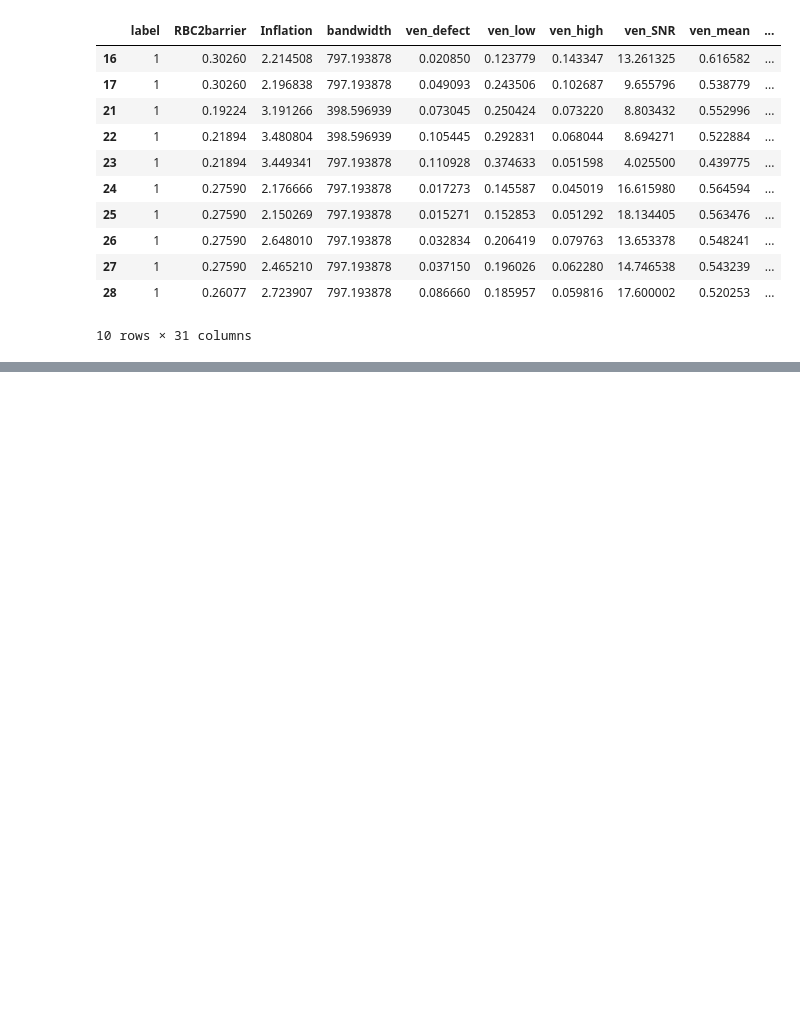
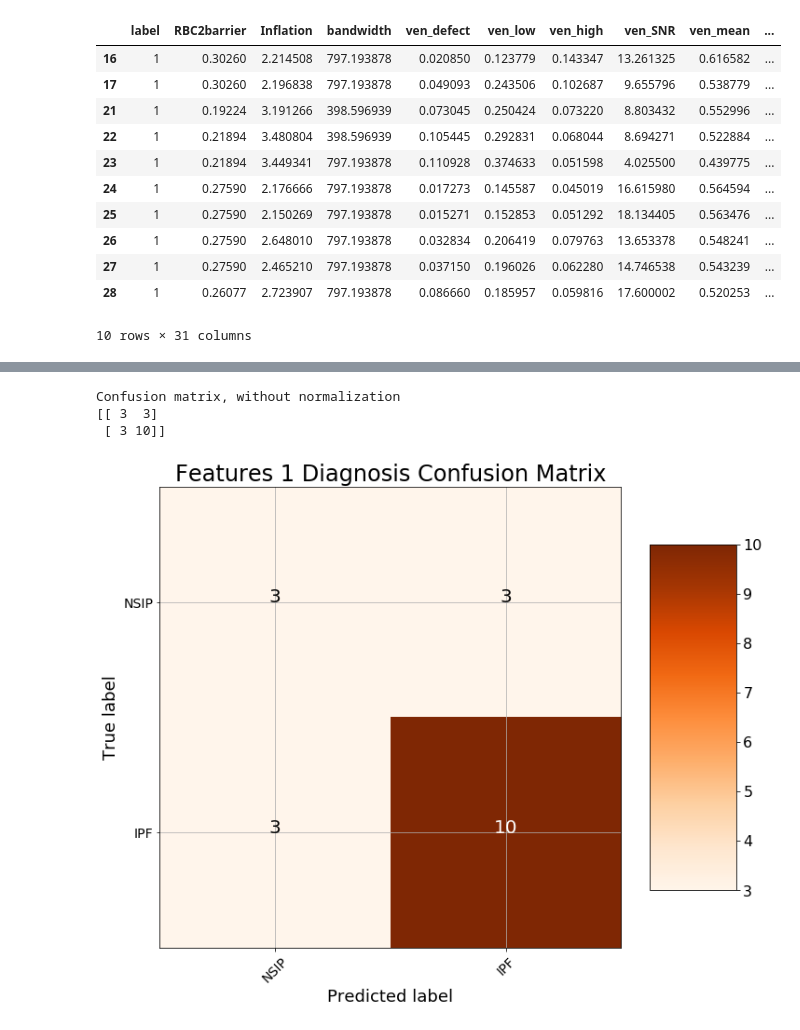
Before and after one commit to sl609/DataSciProject, a Jupyter notebook: BME590.12_RandomForest.ipynb, the cells around one changed output, grey strips where cells are left out. Saved outputs shown, nothing was run; the diff lists cells and outputs as text; code cells hidden in the pictures; blank space fills up the shorter version.

```diff
--- a/BME590.12_RandomForest.ipynb
+++ b/BME590.12_RandomForest.ipynb
@@ -111,0 +285,9 @@ fi.head()
+# %%
+cm = confusion_matrix(y_test, features1_rf_predictions)
+plot_confusion_matrix(cm, classes = ['NSIP', 'IPF'],
+                      title = 'Features 1 Diagnosis Confusion Matrix')
+# %% [output]
+Confusion matrix, without normalization
+[[ 3  3]
+ [ 3 10]]
+[figure, added]
```
Also changed, not shown: parts of 26 cells of this notebook, 1 other file.
